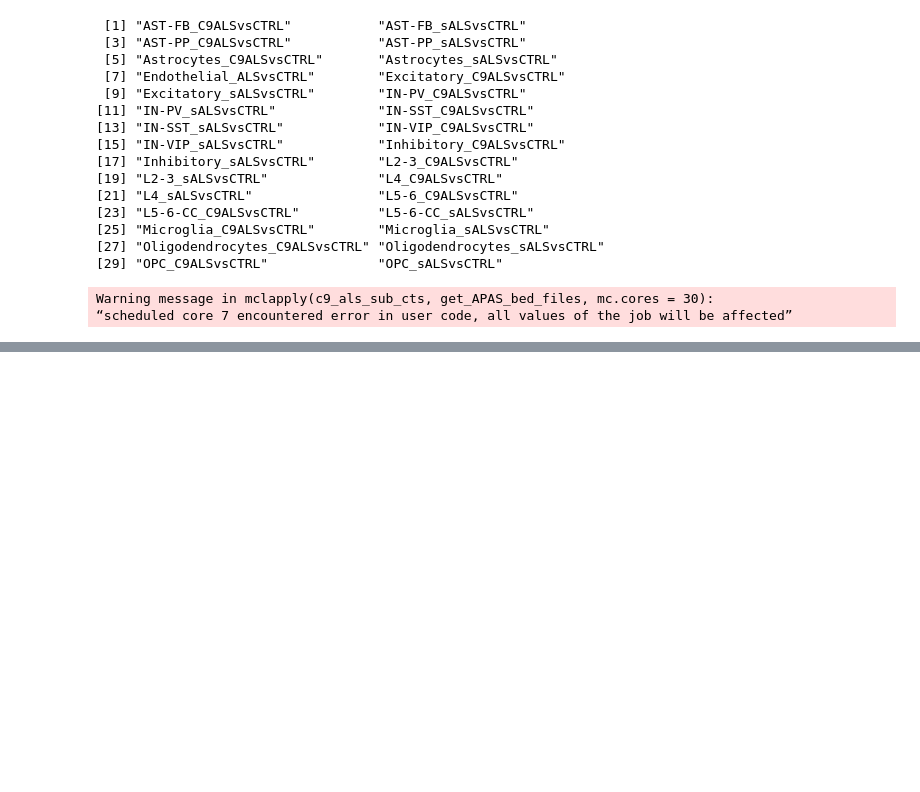
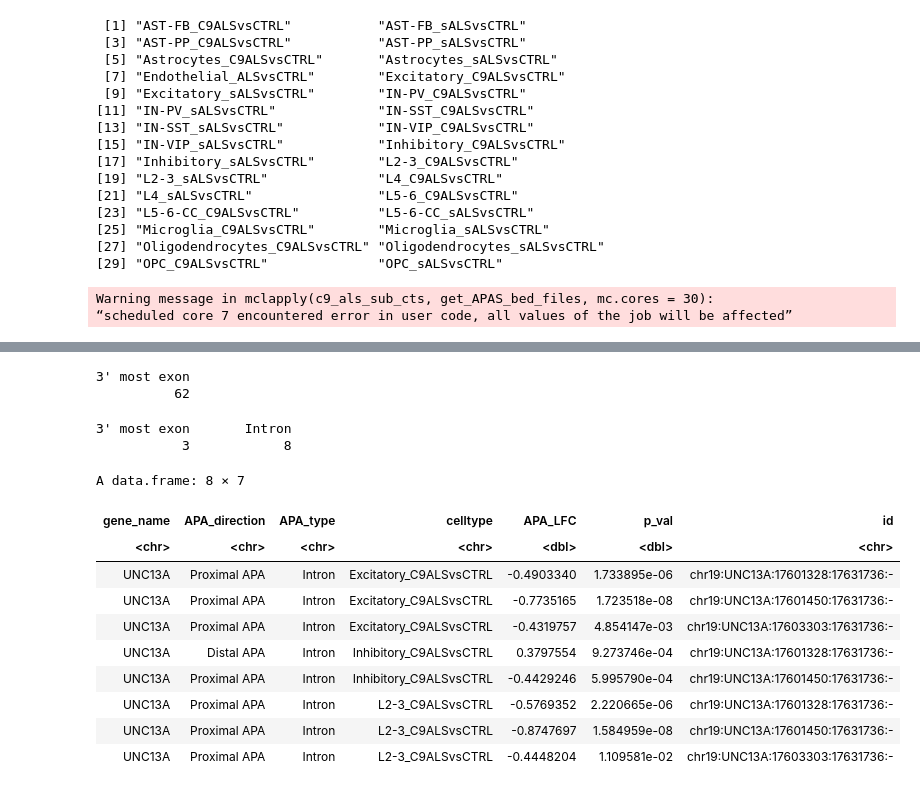
Before and after one commit to AidenSb/APA, a Jupyter notebook: For_DL_model/add_PAS_counts_clean.ipynb, the cells around one changed output, grey strips where cells are left out. Saved outputs shown, nothing was run; the diff lists cells and outputs as text; code cells hidden in the pictures; blank space fills up the shorter version.

```diff
--- a/For_DL_model/add_PAS_counts_clean.ipynb
+++ b/For_DL_model/add_PAS_counts_clean.ipynb
@@ -833,0 +860,24 @@ for (ct in c9_als_sub_cts){
+# %%
+table(STMN2_df$APA_type)
+# %% [output]
+3' most exon
+          62
+# %%
+table(UNC13A_df$APA_type)
+# %% [output]
+3' most exon       Intron
+           3            8
+# %%
+UNC13A_df %>% filter(APA_type=='Intron')
+# %% [output]
+A data.frame: 8 × 7
+| gene_name | APA_direction | APA_type | celltype | APA_LFC | p_val | id |
+| <chr> | <chr> | <chr> | <chr> | <dbl> | <dbl> | <chr> |
+| UNC13A | Proximal APA | Intron | Excitatory_C9ALSvsCTRL | -0.4903340 | 1.733895e-06 | chr19:UNC13A:17601328:17631736:- |
+| UNC13A | Proximal APA | Intron | Excitatory_C9ALSvsCTRL | -0.7735165 | 1.723518e-08 | chr19:UNC13A:17601450:17631736:- |
+| UNC13A | Proximal APA | Intron | Excitatory_C9ALSvsCTRL | -0.4319757 | 4.854147e-03 | chr19:UNC13A:17603303:17631736:- |
+| UNC13A | Distal APA | Intron | Inhibitory_C9ALSvsCTRL | 0.3797554 | 9.273746e-04 | chr19:UNC13A:17601328:17631736:- |
+| UNC13A | Proximal APA | Intron | Inhibitory_C9ALSvsCTRL | -0.4429246 | 5.995790e-04 | chr19:UNC13A:17601450:17631736:- |
+| UNC13A | Proximal APA | Intron | L2-3_C9ALSvsCTRL | -0.5769352 | 2.220665e-06 | chr19:UNC13A:17601328:17631736:- |
+| UNC13A | Proximal APA | Intron | L2-3_C9ALSvsCTRL | -0.8747697 | 1.584959e-08 | chr19:UNC13A:17601450:17631736:- |
+| UNC13A | Proximal APA | Intron | L2-3_C9ALSvsCTRL | -0.4448204 | 1.109581e-02 | chr19:UNC13A:17603303:17631736:- |
```
Also changed, not shown: parts of 7 cells of this notebook, 3 other files.
